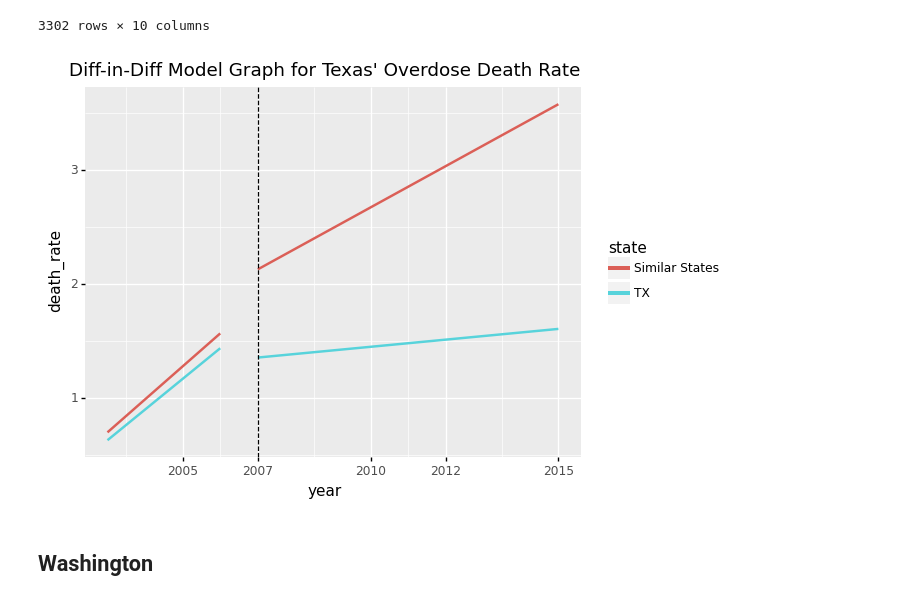
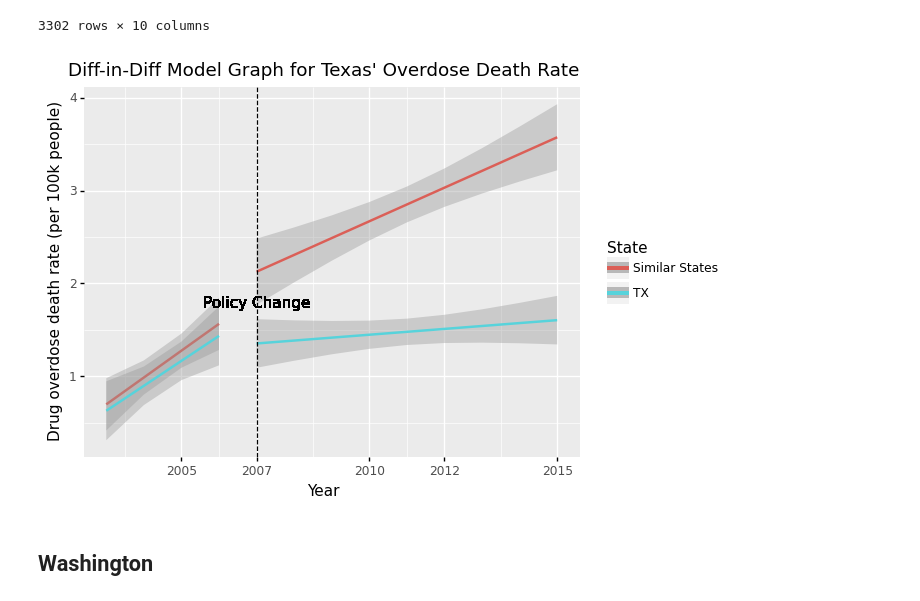
Before and after one commit to Yer1k/opioid_causal_inference, a Jupyter notebook: 10_code/diff-in-diff_analysis.ipynb, the cells around one changed output. Saved outputs shown, nothing was run; the diff lists cells and outputs as text; code cells hidden in the pictures.

```diff
--- a/10_code/diff-in-diff_analysis.ipynb
+++ b/10_code/diff-in-diff_analysis.ipynb
@@ -183,27 +187,29 @@ texas_df[texas_df["state"] == "TX"]
 # %%
 texas_deathrate = (
     ggplot(
         texas_df,
         aes(x="year", y="death_rate", color="state"),
     )
     + geom_smooth(
-        method="lm", data=texas_df[texas_df["year"] < 2007], se=False
+        method="lm", data=texas_df[texas_df["year"] < 2007], level=0.9
     )
     + geom_smooth(
-        method="lm", data=texas_df[texas_df["year"] >= 2007], se=False
+        method="lm", data=texas_df[texas_df["year"] >= 2007], level=0.9
     )
     + scale_x_continuous(breaks = [2002, 2005, 2007, 2010, 2012, 2015])
     + geom_vline(xintercept=2007, linetype="dashed")
-    + geom_text(x=2007, y=25000, label="state", color="black")
+    + geom_text(x=2007, y=1.8, label="Policy Change", color="black")
     + labs(
         title="Diff-in-Diff Model Graph for Texas' Overdose Death Rate",
-        color="state",
+        y="Drug overdose death rate (per 100k people)",
+        x="Year",
+        color="State",
     )
     + theme(legend_position="right")
 )
 print(texas_deathrate)
 # %% [output]
-[figure, old version]
+[figure, new version]
 # %% [markdown]
 ## Washington
 # %%
```
Also changed, not shown: parts of 4 cells of this notebook.
